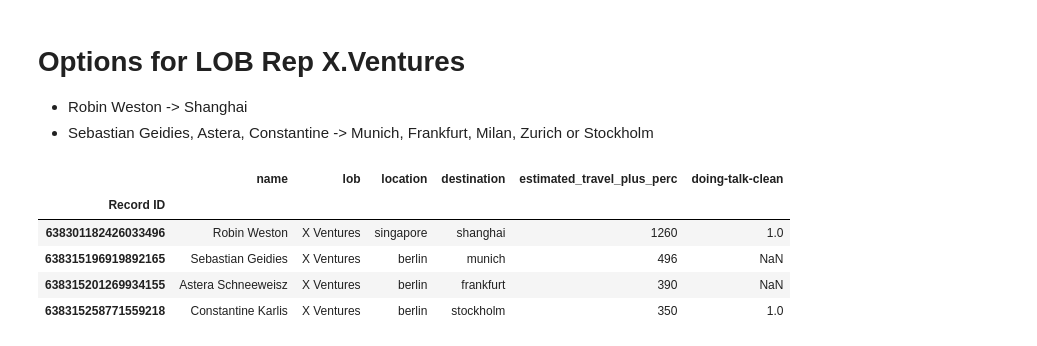
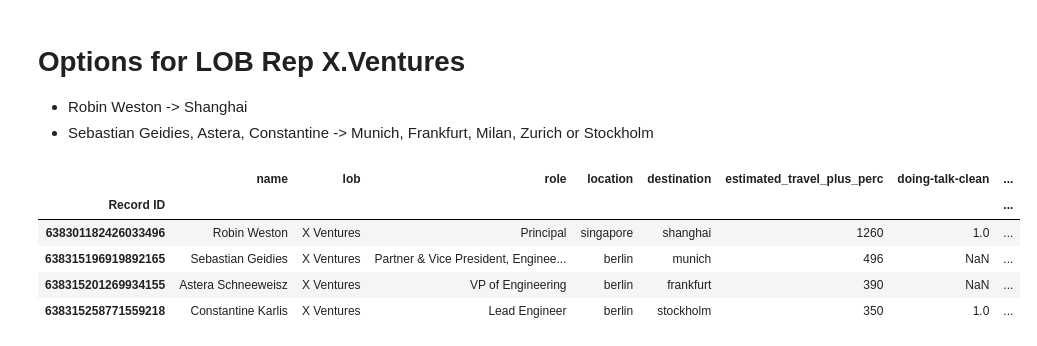
Before and after one commit to kristinageorgieva-bcg/hive-2023, a Jupyter notebook: Hive.ipynb, the cells around one changed output. Saved outputs shown, nothing was run; the diff lists cells and outputs as text; code cells hidden in the pictures.

```diff
--- a/Hive.ipynb
+++ b/Hive.ipynb
@@ -52,6 +65,7 @@ survey_raw['location'] = survey_raw['location'].str.replace('gurgaon', 'gurugram
 survey_raw['location'] = survey_raw['location'].str.replace('gurugaon', 'gurugram')
 survey_raw['location'] = survey_raw['location'].str.replace('bangalore', 'bengaluru')
 survey_raw['location'] = survey_raw['location'].str.replace('  bek', '')
+survey_raw['location'] = survey_raw['location'].str.replace('bek', 'bengaluru')
 survey_raw['location'] = survey_raw['location'].str.replace('santaigo', 'santiago')
 survey_raw['location'] = survey_raw['location'].str.replace(' brazil', '')
 survey_raw['location'] = survey_raw['location'].str.replace(' city', '')
@@ -62,6 +76,8 @@ survey_raw['location'] = survey_raw['location'].str.replace('saettle', 'seattle'
 survey_raw['location'] = survey_raw['location'].str.replace('colgone', 'cologne')
 survey_raw['location'] = survey_raw['location'].str.replace('los angeles', 'temp')
 survey_raw['location'] = survey_raw['location'].str.replace('manhattan beach', 'temp')
+survey_raw['location'] = survey_raw['location'].str.replace('nyc', 'new york')
+survey_raw['location'] = survey_raw['location'].str.replace('sdasd', 'madrid')
 survey_raw['location'] = survey_raw['location'].str.replace('temp', 'manhattan beach & la')
 survey_raw['location'] = survey_raw['location'].str.strip()
 # %%
@@ -362,40 +378,40 @@ travel_ber_muc_flight = 330
 travel_ber_muc_train = 450 #more like 200 on DB directly
 
 travel_ber_fra_flight = 260
 travel_ber_fra_train = 590 #more like 200 on DB directly
 
 travel_ber_mxp = 300
 travel_ber_zrh = 420
 travel_ber_arn = 200
 
 hotel_muc = 166
 hotel_fra = 130
 hotel_mxp = 200
 hotel_zrh = 200
 hotel_arn = 150
 
 total_pvg = travel_sin_pvg + hotel_pvg
 total_muc = travel_ber_muc_flight + hotel_muc
 total_fra = travel_ber_fra_flight + hotel_fra
 total_mxp = travel_ber_mxp + hotel_mxp
 total_zrh = travel_ber_zrh + hotel_zrh
 total_arn = travel_ber_arn + hotel_arn
 
 travel_lob_rep_ventures = lob_reps[lob_reps['lob'] == 'X Ventures'].dropna(subset=['lob_rep_reason'])
 
 
 travel_lob_rep_ventures.insert(4, 'destination', ['shanghai', 'munich', 'frankfurt', 'stockholm'], True)
 travel_lob_rep_ventures.insert(5, 'estimated_travel_plus_perc', [total_pvg, total_muc, total_fra, total_arn], True)
 
 
-travel_lob_rep_ventures[['name', 'lob', 'location', 'destination', 'estimated_travel_plus_perc', 'doing-talk-clean']]
+travel_lob_rep_ventures[['name', 'lob', 'role', 'location', 'destination', 'estimated_travel_plus_perc', 'doing-talk-clean', 'lob_rep_reason']]
 # %% [output]
-|  | name | lob | location | destination | estimated_travel_plus_perc | doing-talk-clean |
-| Record ID |  |  |  |  |  |  |
-| 638301182426033496 | Robin Weston | X Ventures | singapore | shanghai | 1260 | 1.0 |
-| 638315196919892165 | Sebastian Geidies | X Ventures | berlin | munich | 496 | NaN |
-| 638315201269934155 | Astera Schneeweisz | X Ventures | berlin | frankfurt | 390 | NaN |
-| 638315258771559218 | Constantine Karlis | X Ventures | berlin | stockholm | 350 | 1.0 |
+|  | name | lob | role | location | destination | estimated_travel_plus_perc | doing-talk-clean | ... |
+| Record ID |  |  |  |  |  |  |  | ... |
+| 638301182426033496 | Robin Weston | X Ventures | Principal | singapore | shanghai | 1260 | 1.0 | ... |
+| 638315196919892165 | Sebastian Geidies | X Ventures | Partner & Vice President, Enginee... | berlin | munich | 496 | NaN | ... |
+| 638315201269934155 | Astera Schneeweisz | X Ventures | VP of Engineering | berlin | frankfurt | 390 | NaN | ... |
+| 638315258771559218 | Constantine Karlis | X Ventures | Lead Engineer | berlin | stockholm | 350 | 1.0 | ... |
 # %%
 talks = survey_raw[['name', 'location', 'talk-title', 'talk-description', 'doing-talk-clean', 'doing-talk', '18 (Q18) ']]
 talks = talks[talks['doing-talk-clean'] == 1]
```
Also changed, not shown: parts of 18 cells of this notebook, 3 other files.
